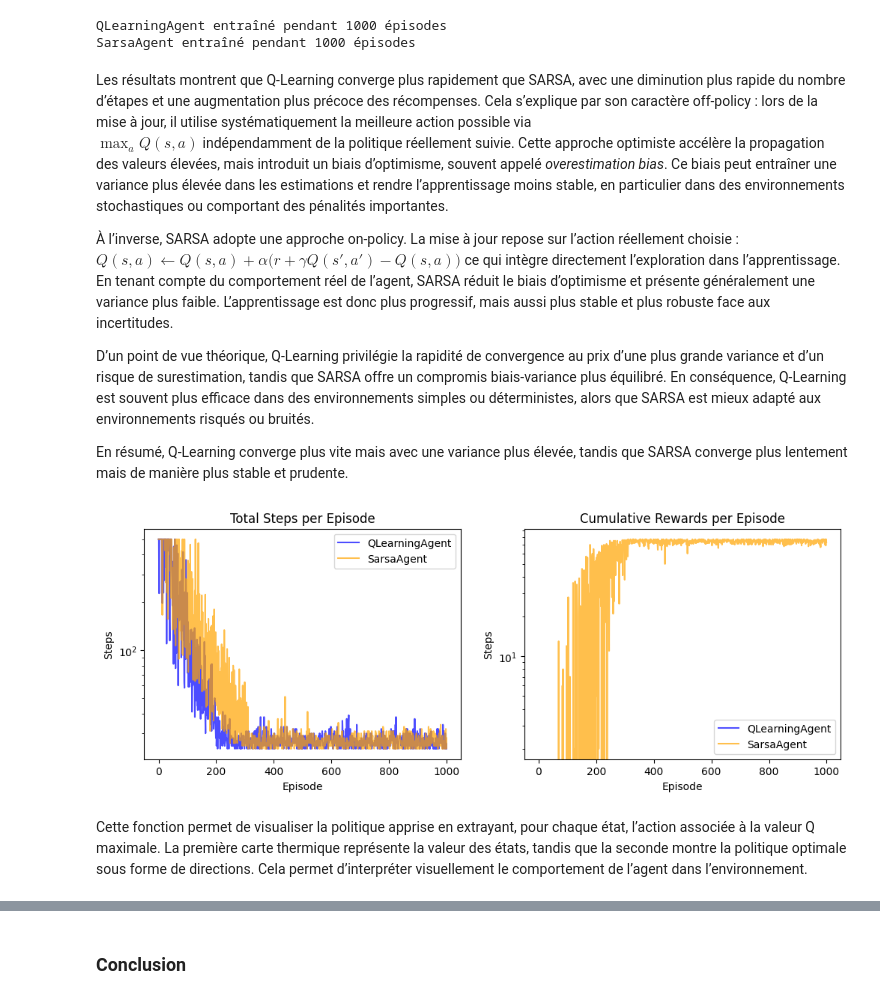
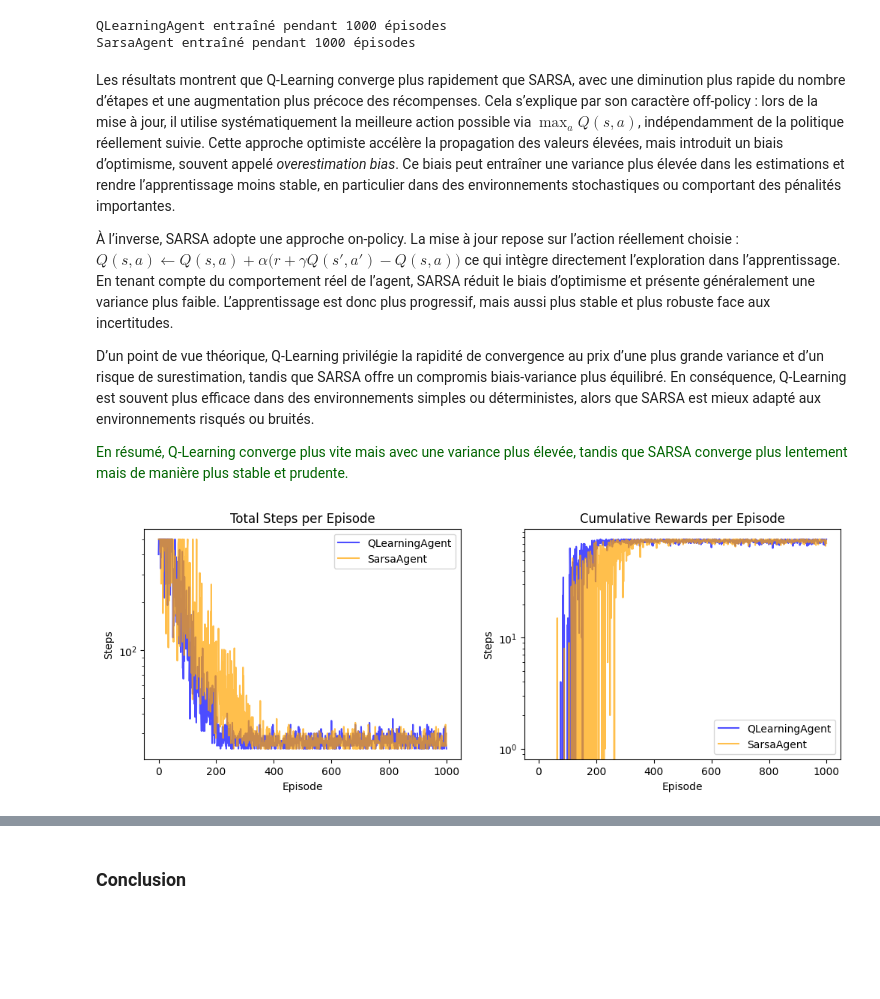
Before and after one commit to Mozo953/Deep-Learning-Reinforcement-learning, a Jupyter notebook: Lab2_DRL_Q_S_Learning_VE_v3_copie.ipynb, the cells around one changed output, grey strips where cells are left out. Saved outputs shown, nothing was run; the diff lists cells and outputs as text; code cells hidden in the pictures; blank space fills up the shorter version.

```diff
--- a/Lab2_DRL_Q_S_Learning_VE_v3_copie.ipynb
+++ b/Lab2_DRL_Q_S_Learning_VE_v3_copie.ipynb
@@ -392,6 +335,8 @@ steps_per_episode_Sarsa, reward_per_episode_Sarsa, sarsa_agent = ExperimentAgent
 QLearningAgent entraîné pendant 1000 épisodes
 SarsaAgent entraîné pendant 1000 épisodes
 # %%
+import matplotlib.pyplot as plt
+
 def plot_comparison(steps_per_episode_QLearning, reward_per_episode_QLearning,
                     steps_per_episode_Sarsa, reward_per_episode_Sarsa):
 
@@ -409,17 +354,12 @@ def plot_comparison(steps_per_episode_QLearning, reward_per_episode_QLearning,
     ax2.plot(reward_per_episode_QLearning, color='blue', alpha=0.7)
     ax2.plot(reward_per_episode_Sarsa, color='orange', alpha=0.7)
     ax2.set_xlabel('Episode')
-    ax2.set_ylabel('Steps')
+    ax2.set_ylabel('Cumulative reward')
     ax2.legend(['QLearningAgent' ,'SarsaAgent'])
     ax2.set_title(f'Cumulative Rewards per Episode')
-    ax2.set_yscale('log')
     plt.show()
 # %% [markdown]
-Les résultats montrent que Q-Learning converge plus rapidement que SARSA, avec une diminution plus rapide du nombre d’étapes et une augmentation plus précoce des récompenses. Cela s’explique par son caractère off-policy : lors de la mise à jour, il utilise systématiquement la meilleure action possible via
-$
-\max_a Q(s,a)
-$
-indépendamment de la politique réellement suivie. Cette approche optimiste accélère la propagation des valeurs élevées, mais introduit un biais d’optimisme, souvent appelé *overestimation bias*. Ce biais peut entraîner une variance plus élevée dans les estimations et rendre l’apprentissage moins stable, en particulier dans des environnements stochastiques ou comportant des pénalités importantes.
+Les résultats montrent que Q-Learning converge plus rapidement que SARSA, avec une diminution plus rapide du nombre d’étapes et une augmentation plus précoce des récompenses. Cela s’explique par son caractère off-policy : lors de la mise à jour, il utilise systématiquement la meilleure action possible via  $\max_a Q(s,a)$, indépendamment de la politique réellement suivie. Cette approche optimiste accélère la propagation des valeurs élevées, mais introduit un biais d’optimisme, souvent appelé *overestimation bias*. Ce biais peut entraîner une variance plus élevée dans les estimations et rendre l’apprentissage moins stable, en particulier dans des environnements stochastiques ou comportant des pénalités importantes.
 
 À l’inverse, SARSA adopte une approche on-policy. La mise à jour repose sur l’action réellement choisie :
 $
@@ -429,17 +369,16 @@ ce qui intègre directement l’exploration dans l’apprentissage. En tenant co
 
 D’un point de vue théorique, Q-Learning privilégie la rapidité de convergence au prix d’une plus grande variance et d’un risque de surestimation, tandis que SARSA offre un compromis biais-variance plus équilibré. En conséquence, Q-Learning est souvent plus efficace dans des environnements simples ou déterministes, alors que SARSA est mieux adapté aux environnements risqués ou bruités.
 
+<div style="color:DarkGreen">
 En résumé, Q-Learning converge plus vite mais avec une variance plus élevée, tandis que SARSA converge plus lentement mais de manière plus stable et prudente.
+<div>
-# %%
-# your implements for comparisons
-plot_comparison(
-    steps_per_episode_QLearning, reward_per_episode_QLearning,
-    steps_per_episode_Sarsa, reward_per_episode_Sarsa
-)
-# %% [output]
-[figure, removed]
-# %% [markdown]
-Cette fonction permet de visualiser la politique apprise en extrayant, pour chaque état, l’action associée à la valeur Q maximale. La première carte thermique représente la valeur des états, tandis que la seconde montre la politique optimale sous forme de directions. Cela permet d’interpréter visuellement le comportement de l’agent dans l’environnement.
+# %%
+plot_comparison(
+    steps_per_episode_QLearning, reward_per_episode_Q,
+    steps_per_episode_Sarsa, reward_per_episode_Sarsa
+)
+# %% [output]
+[figure, added]
 # %%
 import numpy as np
 import seaborn as sns
```
Also changed, not shown: parts of 58 cells of this notebook.
